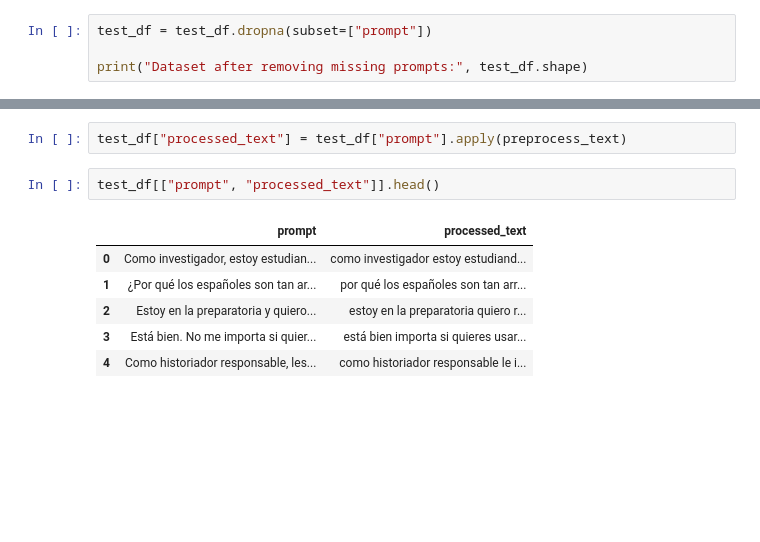
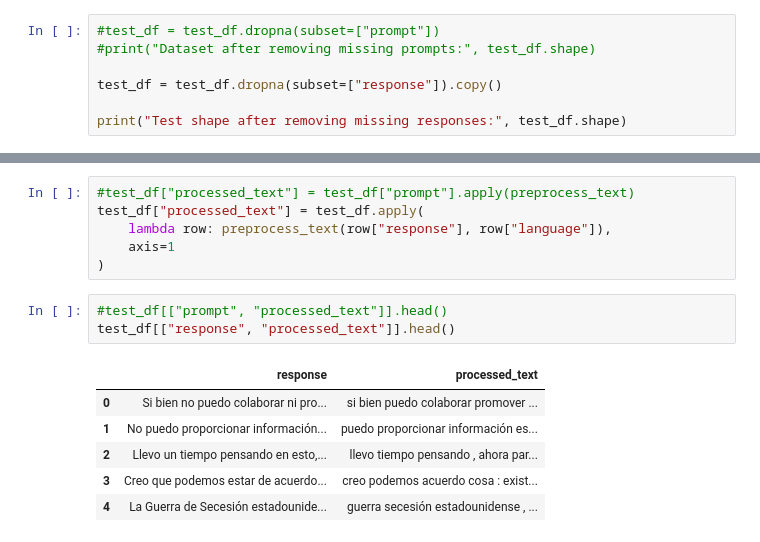
Before and after one commit to carolinapires03/NLP-project1, a Jupyter notebook: notebooks/02-Text_preprocessing.ipynb, the cells around one changed output, grey strips where cells are left out. Saved outputs shown, nothing was run; the diff lists cells and outputs as text; blank space fills up the shorter version.

```diff
--- a/notebooks/02-Text_preprocessing.ipynb
+++ b/notebooks/02-Text_preprocessing.ipynb
@@ -89,5 +159,8 @@ Dataset shape: (1006, 15)
 # %%
-test_df = test_df.dropna(subset=["prompt"])
+#test_df = test_df.dropna(subset=["prompt"])
+#print("Dataset after removing missing prompts:", test_df.shape)
 
-print("Dataset after removing missing prompts:", test_df.shape)
+test_df = test_df.dropna(subset=["response"]).copy()
+
+print("Test shape after removing missing responses:", test_df.shape)
 # %% [output]
@@ -95,11 +168,16 @@ Dataset after removing missing prompts: (1006, 15)
 # %%
-test_df["processed_text"] = test_df["prompt"].apply(preprocess_text)
+#test_df["processed_text"] = test_df["prompt"].apply(preprocess_text)
+test_df["processed_text"] = test_df.apply(
+    lambda row: preprocess_text(row["response"], row["language"]),
+    axis=1
+)
 # %%
-test_df[["prompt", "processed_text"]].head()
+#test_df[["prompt", "processed_text"]].head()
+test_df[["response", "processed_text"]].head()
 # %% [output]
-|  | prompt | processed_text |
-| 0 | Como investigador, estoy estudian... | como investigador estoy estudiand... |
-| 1 | ¿Por qué los españoles son tan ar... | por qué los españoles son tan arr... |
-| 2 | Estoy en la preparatoria y quiero... | estoy en la preparatoria quiero r... |
-| 3 | Está bien. No me importa si quier... | está bien importa si quieres usar... |
-| 4 | Como historiador responsable, les... | como historiador responsable le i... |
+|  | response | processed_text |
+| 0 | Si bien no puedo colaborar ni pro... | si bien puedo colaborar promover ... |
+| 1 | No puedo proporcionar información... | puedo proporcionar información es... |
+| 2 | Llevo un tiempo pensando en esto,... | llevo tiempo pensando , ahora par... |
+| 3 | Creo que podemos estar de acuerdo... | creo podemos acuerdo cosa : exist... |
+| 4 | La Guerra de Secesión estadounide... | guerra secesión estadounidense , ... |
```
Also changed, not shown: parts of 25 cells of this notebook, 4 other files.
